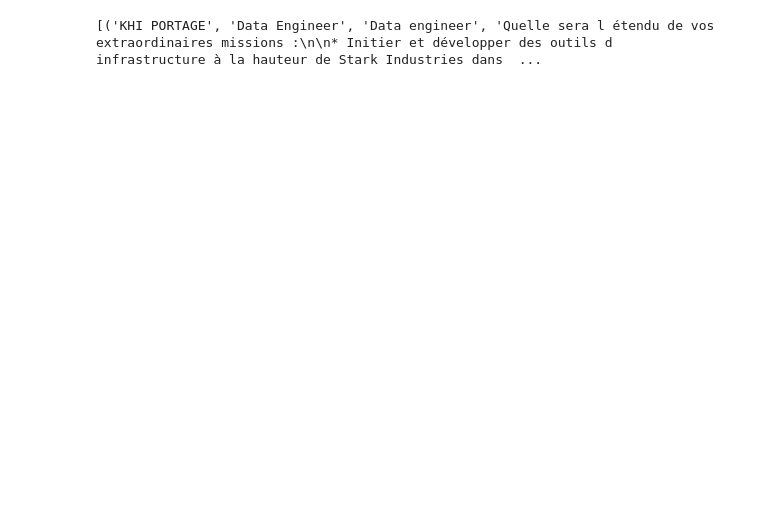
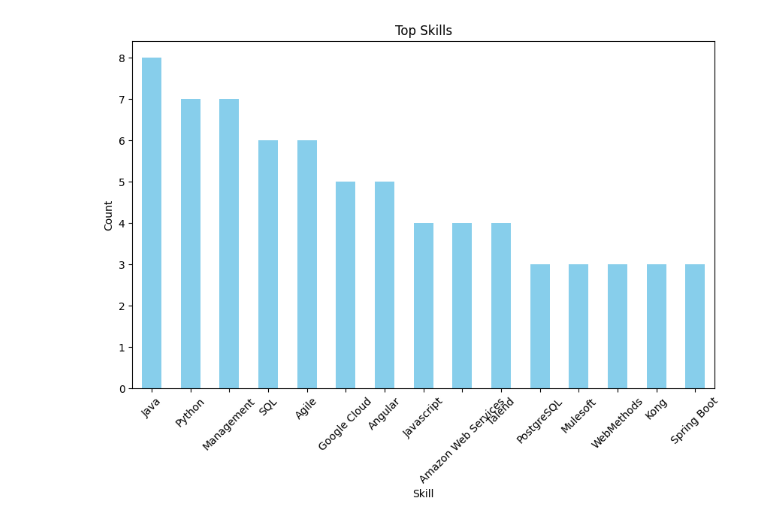
Before and after one commit to SodapriZ/SupDeVinci-DataScienceOverJobOffers, a Jupyter notebook: WithBS4/04_AnalyseDataFromJobOffers/AnalyseDataFromWeLoveDev.ipynb, the cells around one changed output. Saved outputs shown, nothing was run; the diff lists cells and outputs as text; code cells hidden in the pictures; blank space fills up the shorter version.

Commit message:
Add notebook for data analyse

```diff
--- a/WithBS4/04_AnalyseDataFromJobOffers/AnalyseDataFromWeLoveDev.ipynb
+++ b/WithBS4/04_AnalyseDataFromJobOffers/AnalyseDataFromWeLoveDev.ipynb
@@ -17,18 +37,19 @@ The Parquet file is not empty.
-# %%
-
-# Connect to the DuckDB in-memory database
-con = duckdb.connect(database=':memory:', read_only=False)
-
-# Insert data from the Parquet file into a table
-con.execute(f"CREATE TABLE job_offer AS SELECT * FROM read_parquet('{parquet_file}')")
-
-# Query the Parquet file
-result = con.execute("SELECT * FROM job_offer")
-
-# Fetch and print the results
-print(result.fetchall())
-
-# Close the connection
-con.close()
-# %% [output]
-[('KHI PORTAGE', 'Data Engineer', 'Data engineer', 'Quelle sera l étendu de vos extraordinaires missions :\n\n* Initier et développer des outils d infrastructure à la hauteur de Stark Industries dans  ...
+# %%
+# Assuming you have a DataFrame df with skills data
+# Split the skills column by '/' and stack the results into a Series
+skills_series = df['skills'].str.split('/').apply(pd.Series).stack()
+
+# Count the occurrences of each skill
+skill_counts = skills_series.value_counts()
+
+# Plot the top N skills
+top_n = 15
+top_skills = skill_counts.head(top_n)
+top_skills.plot(kind='bar', figsize=(10, 6), color='skyblue')
+plt.title('Top Skills')
+plt.xlabel('Skill')
+plt.ylabel('Count')
+plt.xticks(rotation=45)
+plt.show()
+# %% [output]
+[figure, added]
```
Also changed, not shown: parts of 2 cells of this notebook, 1 other file.
